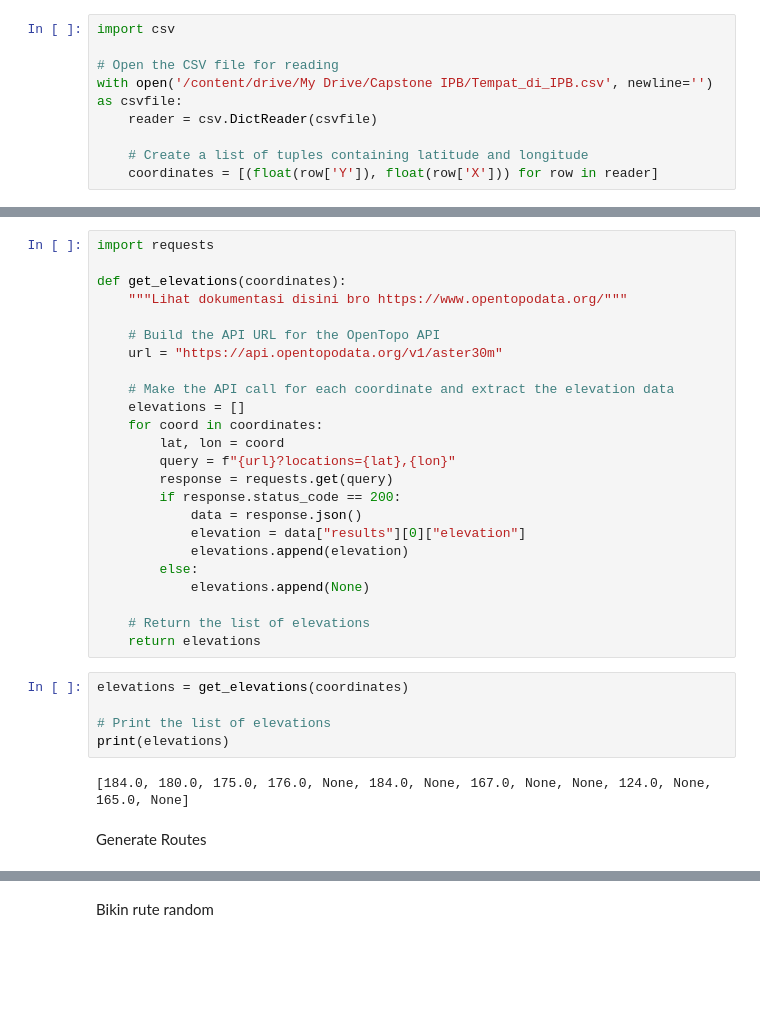
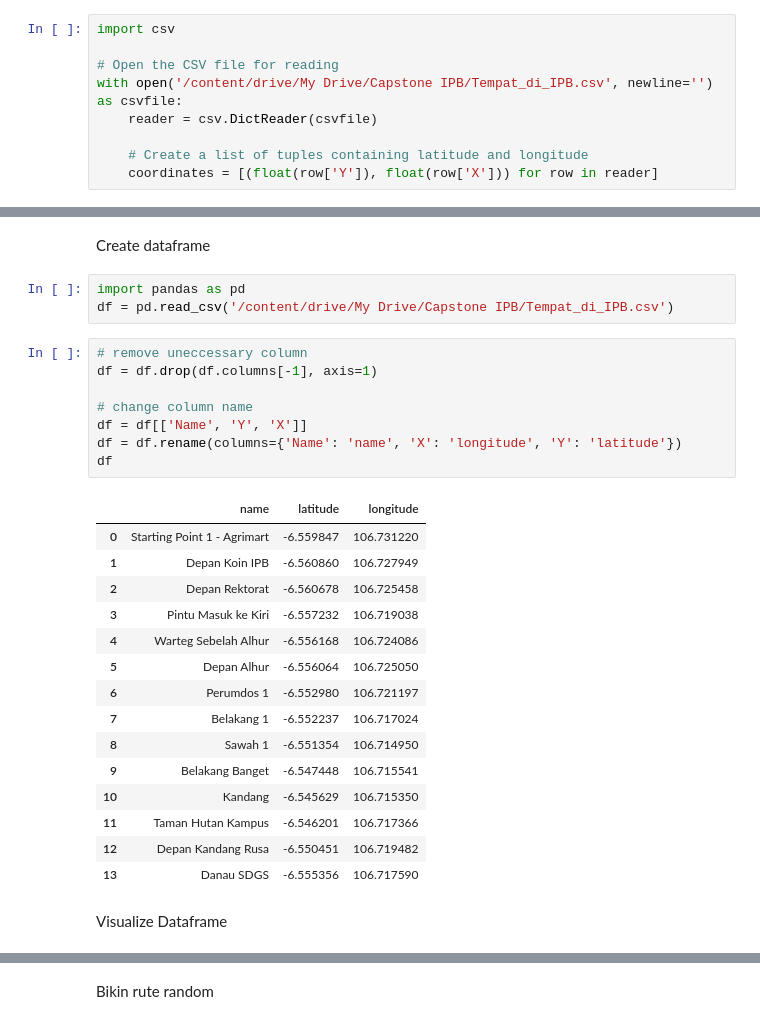
Before and after one commit to Reynxzz/capstone-ipb, a Jupyter notebook: Capstone_IPB_Making_Dataset_&_Recommender_System.ipynb, the cells around one changed output, grey strips where cells are left out. Cells and saved outputs as stored; diff of their text form; blank space fills up the shorter version.

```diff
--- a/Capstone_IPB_Making_Dataset_&_Recommender_System.ipynb
+++ b/Capstone_IPB_Making_Dataset_&_Recommender_System.ipynb
@@ -29,33 +29,31 @@ Get Elevation
-# %%
-import requests
-
-def get_elevations(coordinates):
-    """Lihat dokumentasi disini bro https://www.opentopodata.org/"""
-
-    # Build the API URL for the OpenTopo API
-    url = "https://api.opentopodata.org/v1/aster30m"
-
-    # Make the API call for each coordinate and extract the elevation data
-    elevations = []
-    for coord in coordinates:
-        lat, lon = coord
-        query = f"{url}?locations={lat},{lon}"
-        response = requests.get(query)
-        if response.status_code == 200:
-            data = response.json()
-            elevation = data["results"][0]["elevation"]
-            elevations.append(elevation)
-        else:
-            elevations.append(None)
-
-    # Return the list of elevations
-    return elevations
-# %%
-elevations = get_elevations(coordinates)
-
-# Print the list of elevations
-print(elevations)
-# %% [output]
-[184.0, 180.0, 175.0, 176.0, None, 184.0, None, 167.0, None, None, 124.0, None, 165.0, None]
-# %% [markdown]
-Generate Routes
+# %% [markdown]
+Create dataframe
+# %%
+import pandas as pd
+df = pd.read_csv('/content/drive/My Drive/Capstone IPB/Tempat_di_IPB.csv')
+# %%
+# remove uneccessary column
+df = df.drop(df.columns[-1], axis=1)
+
+# change column name
+df = df[['Name', 'Y', 'X']]
+df = df.rename(columns={'Name': 'name', 'X': 'longitude', 'Y': 'latitude'})
+df
+# %% [output]
+|  | name | latitude | longitude |
+| 0 | Starting Point 1 - Agrimart | -6.559847 | 106.731220 |
+| 1 | Depan Koin IPB | -6.560860 | 106.727949 |
+| 2 | Depan Rektorat | -6.560678 | 106.725458 |
+| 3 | Pintu Masuk ke Kiri | -6.557232 | 106.719038 |
+| 4 | Warteg Sebelah Alhur | -6.556168 | 106.724086 |
+| 5 | Depan Alhur | -6.556064 | 106.725050 |
+| 6 | Perumdos 1 | -6.552980 | 106.721197 |
+| 7 | Belakang 1 | -6.552237 | 106.717024 |
+| 8 | Sawah 1 | -6.551354 | 106.714950 |
+| 9 | Belakang Banget | -6.547448 | 106.715541 |
+| 10 | Kandang | -6.545629 | 106.715350 |
+| 11 | Taman Hutan Kampus | -6.546201 | 106.717366 |
+| 12 | Depan Kandang Rusa | -6.550451 | 106.719482 |
+| 13 | Danau SDGS | -6.555356 | 106.717590 |
+# %% [markdown]
+Visualize Dataframe
```
Also changed, not shown: parts of 15 cells of this notebook.
